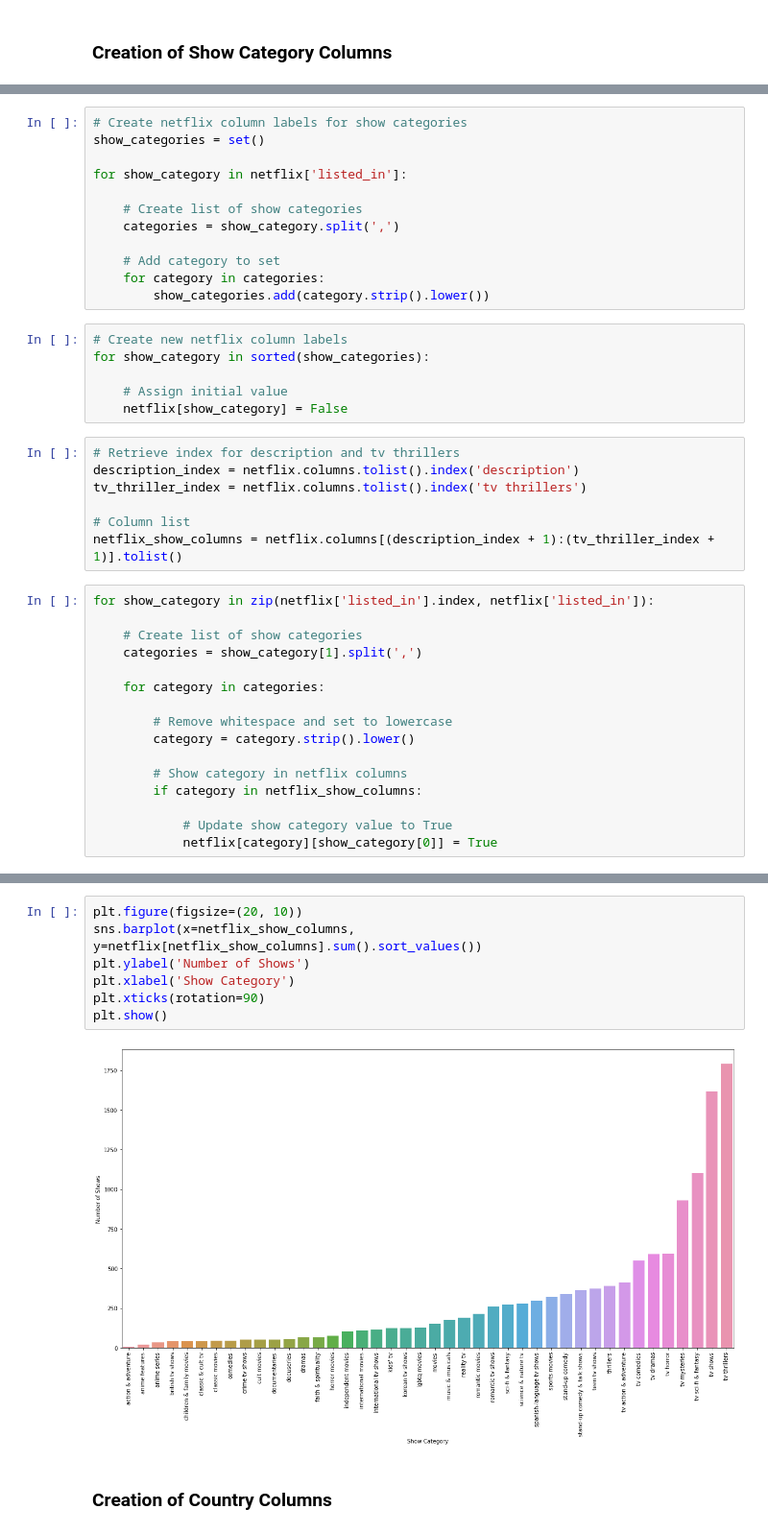
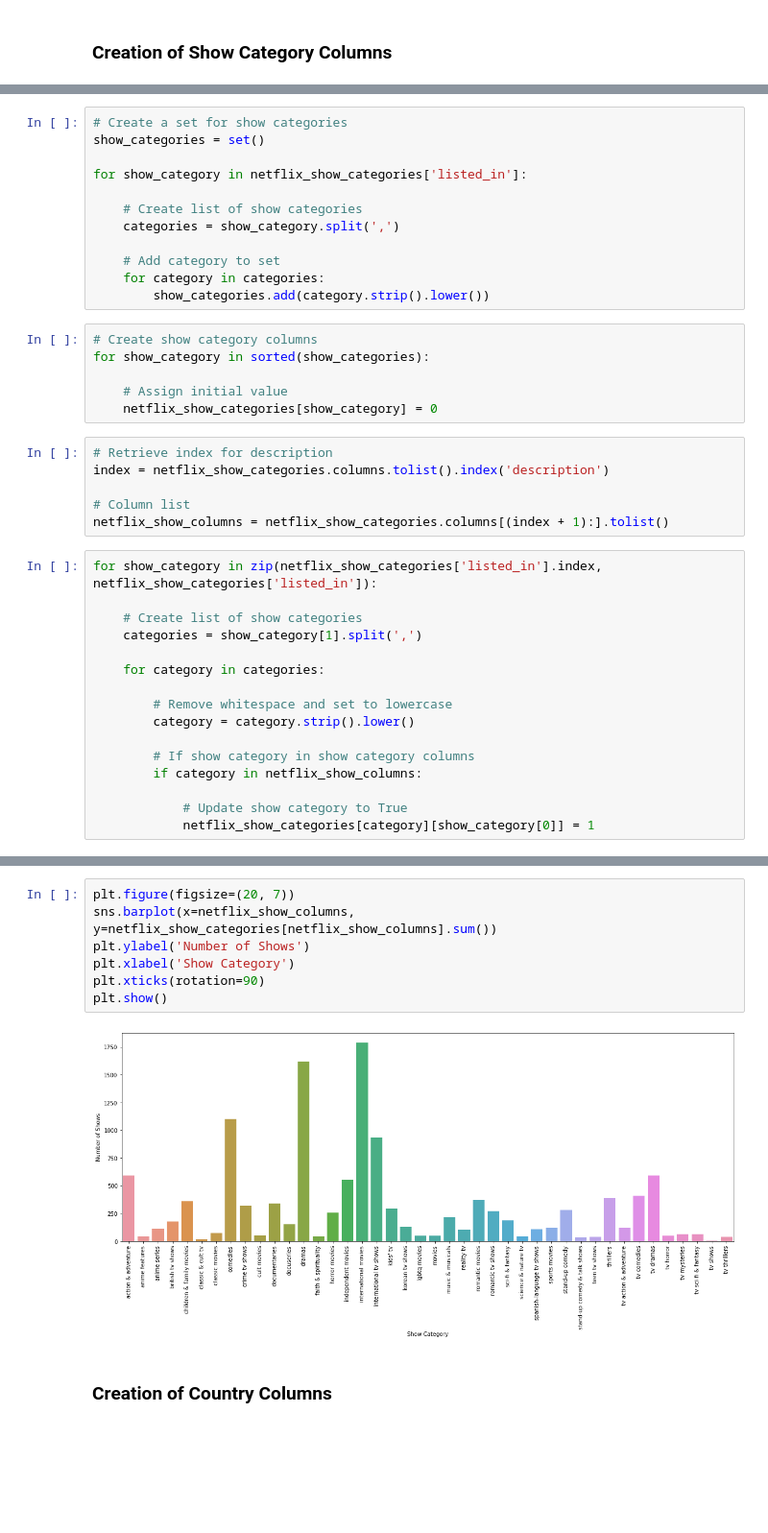
Before and after one commit to BenGriffith/data-science, a Jupyter notebook: capstone/unsupervised/netflix.ipynb, the cells around one changed output, grey strips where cells are left out. Shown at 96% size. Drawn from its saved outputs; the diff is of its cells as text; blank space fills up the shorter version.

```diff
--- a/capstone/unsupervised/netflix.ipynb
+++ b/capstone/unsupervised/netflix.ipynb
@@ -117,8 +116,8 @@ plt.show()
 # %%
-# Create netflix column labels for show categories
+# Create a set for show categories
 show_categories = set()
 
-for show_category in netflix['listed_in']:
+for show_category in netflix_show_categories['listed_in']:
 
     # Create list of show categories
     categories = show_category.split(',')
@@ -127,20 +126,19 @@ for show_category in netflix['listed_in']:
     for category in categories:
         show_categories.add(category.strip().lower())
 # %%
-# Create new netflix column labels
+# Create show category columns
 for show_category in sorted(show_categories):
 
     # Assign initial value
-    netflix[show_category] = False
+    netflix_show_categories[show_category] = 0
 # %%
-# Retrieve index for description and tv thrillers
-description_index = netflix.columns.tolist().index('description')
-tv_thriller_index = netflix.columns.tolist().index('tv thrillers')
+# Retrieve index for description
+index = netflix_show_categories.columns.tolist().index('description')
 
 # Column list
-netflix_show_columns = netflix.columns[(description_index + 1):(tv_thriller_index + 1)].tolist()
+netflix_show_columns = netflix_show_categories.columns[(index + 1):].tolist()
 # %%
-for show_category in zip(netflix['listed_in'].index, netflix['listed_in']):
+for show_category in zip(netflix_show_categories['listed_in'].index, netflix_show_categories['listed_in']):
 
     # Create list of show categories
     categories = show_category[1].split(',')
@@ -150,8 +148,8 @@ for show_category in zip(netflix['listed_in'].index, netflix['listed_in']):
         # Remove whitespace and set to lowercase
         category = category.strip().lower()
 
-        # Show category in netflix columns
+        # If show category in show category columns
         if category in netflix_show_columns:
 
-            # Update show category value to True
-            netflix[category][show_category[0]] = True
+            # Update show category to True
+            netflix_show_categories[category][show_category[0]] = 1
@@ -158,11 +165,11 @@ for show_category in zip(netflix['listed_in'].index, netflix['listed_in']):
 # %%
-plt.figure(figsize=(20, 10))
-sns.barplot(x=netflix_show_columns, y=netflix[netflix_show_columns].sum().sort_values())
+plt.figure(figsize=(20, 7))
+sns.barplot(x=netflix_show_columns, y=netflix_show_categories[netflix_show_columns].sum())
 plt.ylabel('Number of Shows')
 plt.xlabel('Show Category')
 plt.xticks(rotation=90)
 plt.show()
 # %% [output]
-[figure, old version]
+[figure, new version]
 # %% [markdown]
 ### Creation of Country Columns
```
Also changed, not shown: parts of 153 cells of this notebook.
